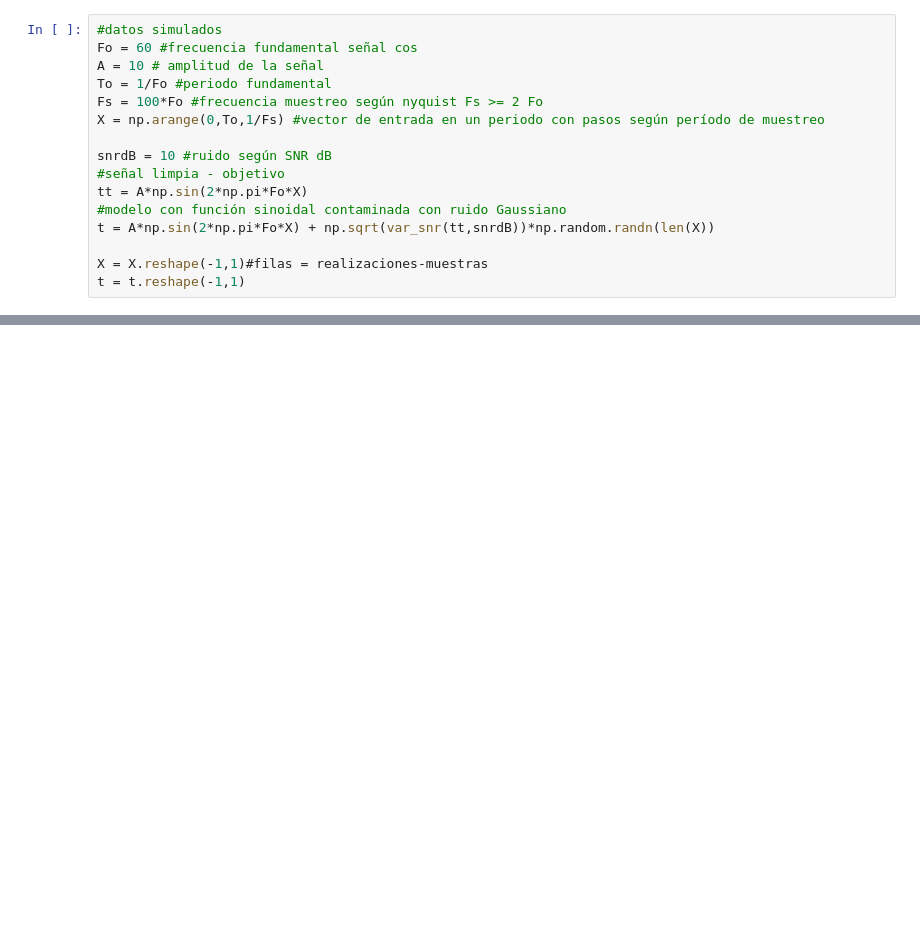
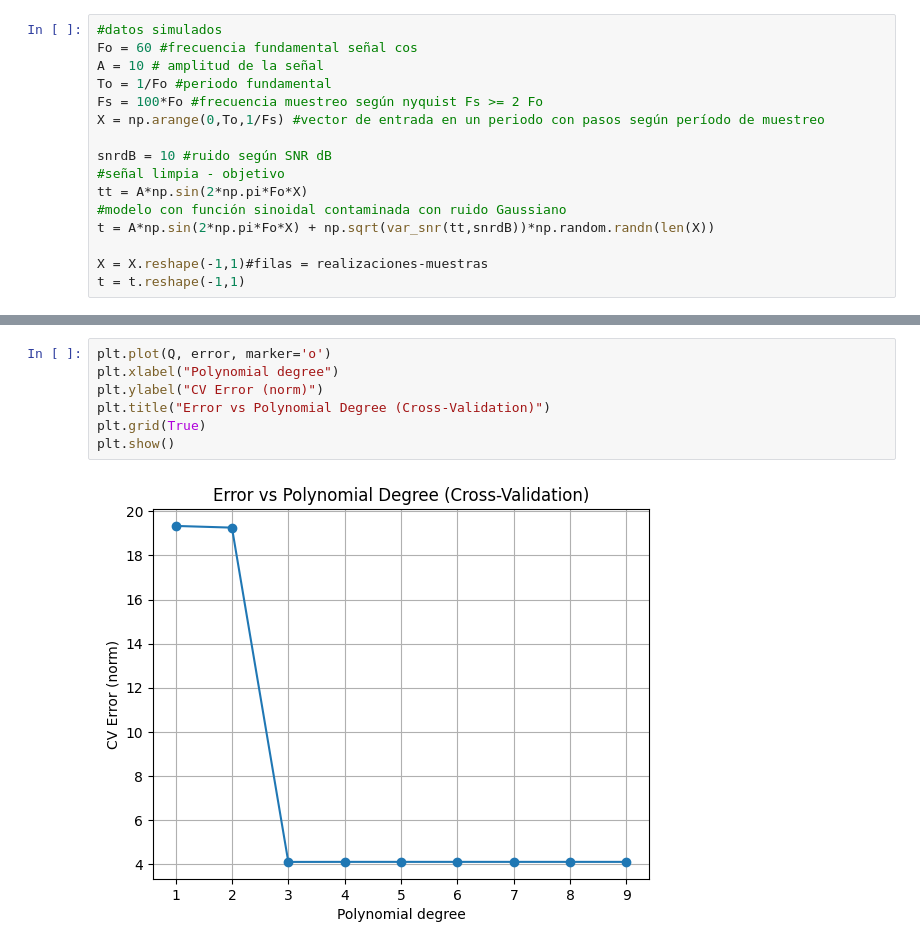
Before and after one commit to FelipeFerAl/TAM-2025-2, a Jupyter notebook: ClassExercises/TAM180925.ipynb, the cells around one changed output, grey strips where cells are left out. Drawn from its saved outputs; the diff is of its cells as text; blank space fills up the shorter version.

```diff
--- a/ClassExercises/TAM180925.ipynb
+++ b/ClassExercises/TAM180925.ipynb
@@ -102,0 +134,9 @@ plt.show()
+# %%
+plt.plot(Q, error, marker='o')
+plt.xlabel("Polynomial degree")
+plt.ylabel("CV Error (norm)")
+plt.title("Error vs Polynomial Degree (Cross-Validation)")
+plt.grid(True)
+plt.show()
+# %% [output]
+[figure, added]
```
Also changed, not shown: parts of 6 cells of this notebook.
